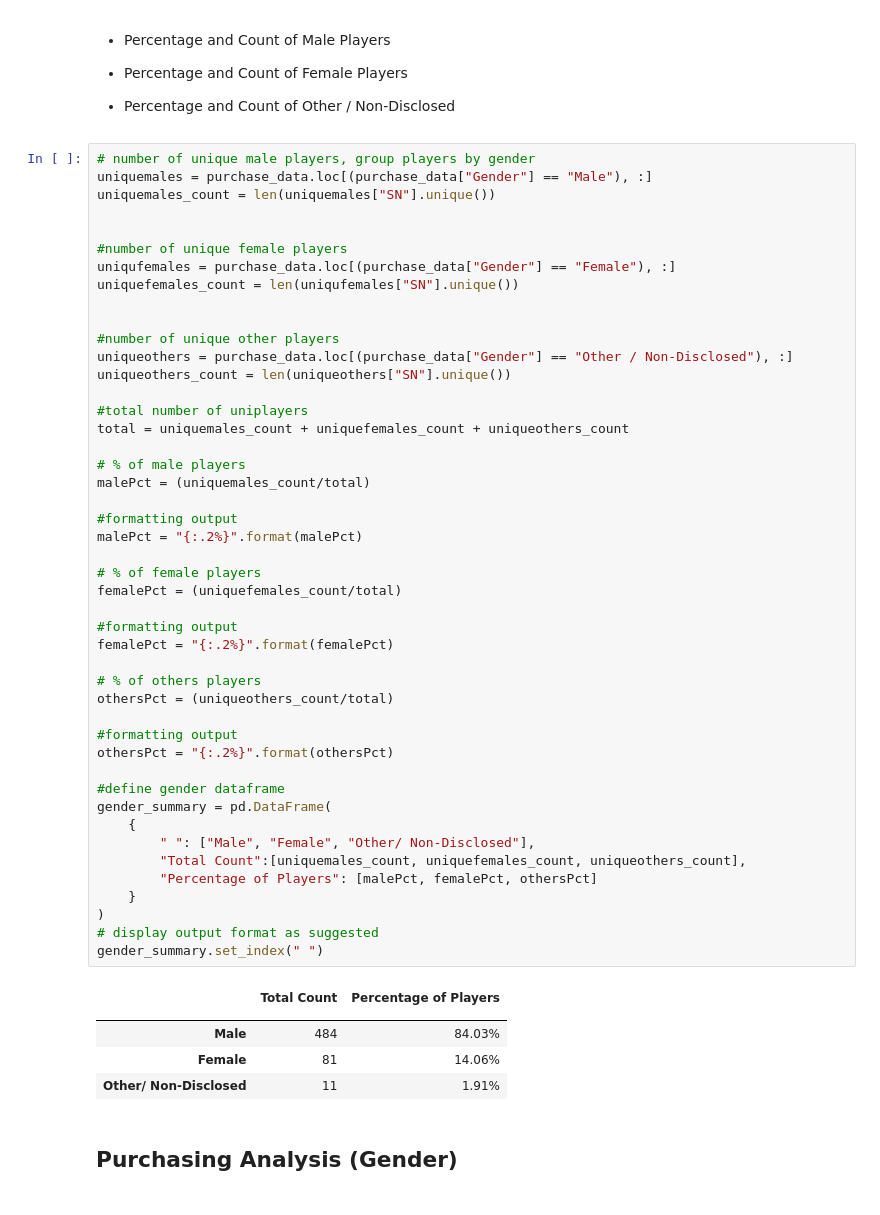
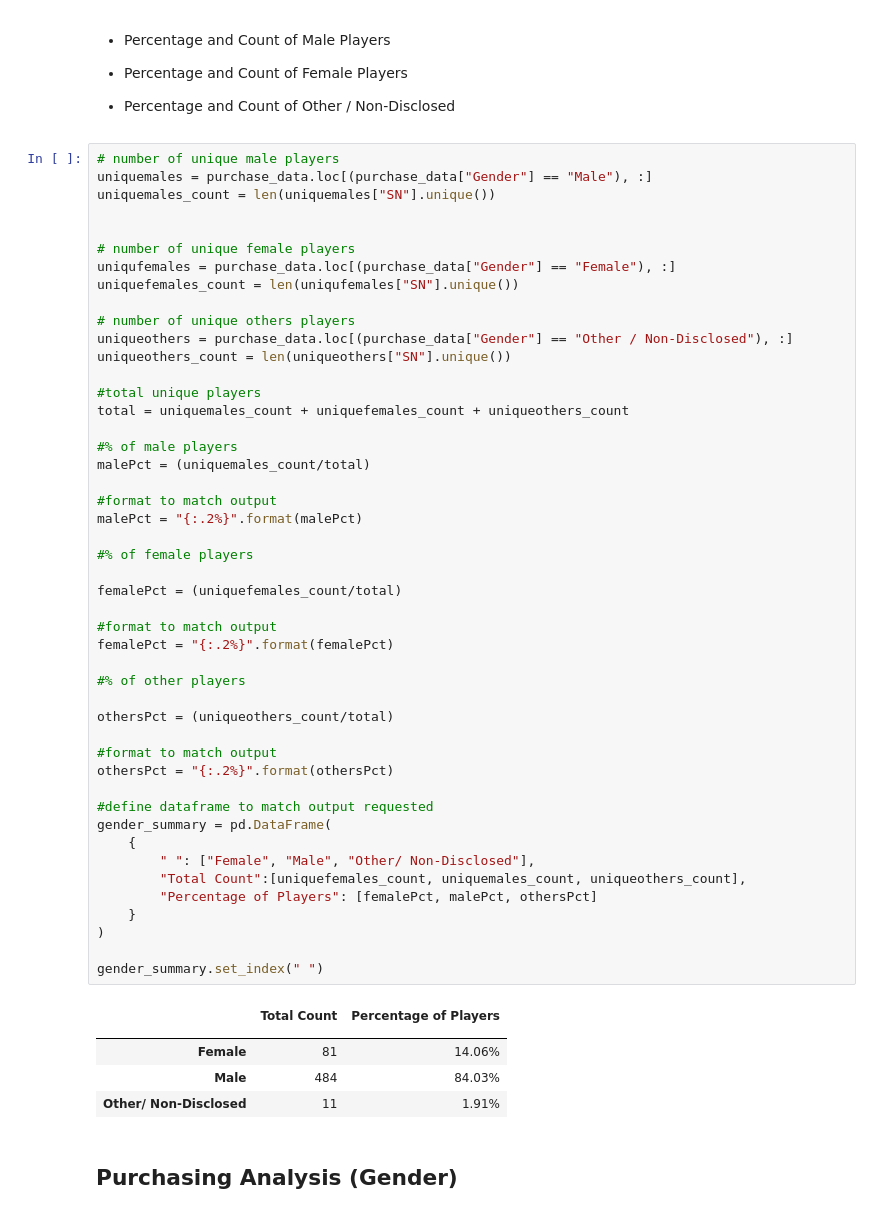
Before and after one commit to susovd/Videogame-Sales-Analysis-Using-Pandas, a Jupyter notebook: HeroesOfPymoli/HeroesOfPymoli_Susov.ipynb, the cells around one changed output. Cells and saved outputs as stored; diff of their text form.

```diff
--- a/HeroesOfPymoli/HeroesOfPymoli_Susov.ipynb
+++ b/HeroesOfPymoli/HeroesOfPymoli_Susov.ipynb
@@ -80,56 +82,57 @@ summary_df
 
 * Percentage and Count of Other / Non-Disclosed
 # %%
-# number of unique male players, group players by gender
+# number of unique male players
 uniquemales = purchase_data.loc[(purchase_data["Gender"] == "Male"), :]
 uniquemales_count = len(uniquemales["SN"].unique())
 
 
-#number of unique female players
+# number of unique female players
 uniqufemales = purchase_data.loc[(purchase_data["Gender"] == "Female"), :]
 uniquefemales_count = len(uniqufemales["SN"].unique())
 
-
-#number of unique other players
+# number of unique others players
 uniqueothers = purchase_data.loc[(purchase_data["Gender"] == "Other / Non-Disclosed"), :]
 uniqueothers_count = len(uniqueothers["SN"].unique())
 
-#total number of uniplayers
+#total unique players
 total = uniquemales_count + uniquefemales_count + uniqueothers_count
 
-# % of male players
+#% of male players
 malePct = (uniquemales_count/total)
 
-#formatting output
+#format to match output
 malePct = "{:.2%}".format(malePct)
 
-# % of female players
+#% of female players
+
 femalePct = (uniquefemales_count/total)
 
-#formatting output
+#format to match output
 femalePct = "{:.2%}".format(femalePct)
 
-# % of others players
+#% of other players
+
 othersPct = (uniqueothers_count/total)
 
-#formatting output
+#format to match output
 othersPct = "{:.2%}".format(othersPct)
 
-#define gender dataframe
+#define dataframe to match output requested
 gender_summary = pd.DataFrame(
     {
-        " ": ["Male", "Female", "Other/ Non-Disclosed"],
-        "Total Count":[uniquemales_count, uniquefemales_count, uniqueothers_count],
-        "Percentage of Players": [malePct, femalePct, othersPct]
+        " ": ["Female", "Male", "Other/ Non-Disclosed"],
+        "Total Count":[uniquefemales_count, uniquemales_count, uniqueothers_count],
+        "Percentage of Players": [femalePct, malePct, othersPct]
     }
 )
-# display output format as suggested
+
 gender_summary.set_index(" ")
 # %% [output]
 |  | Total Count | Percentage of Players |
 |  |  |  |
+| Female | 81 | 14.06% |
 | Male | 484 | 84.03% |
-| Female | 81 | 14.06% |
 | Other/ Non-Disclosed | 11 | 1.91% |
 # %% [markdown]
 
```
Also changed, not shown: parts of 26 cells of this notebook, 1 other file.
